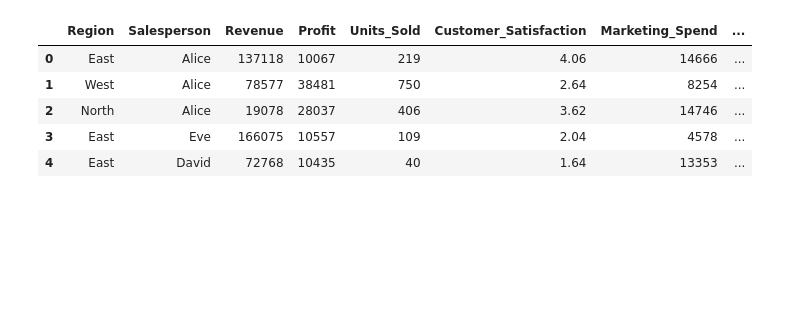
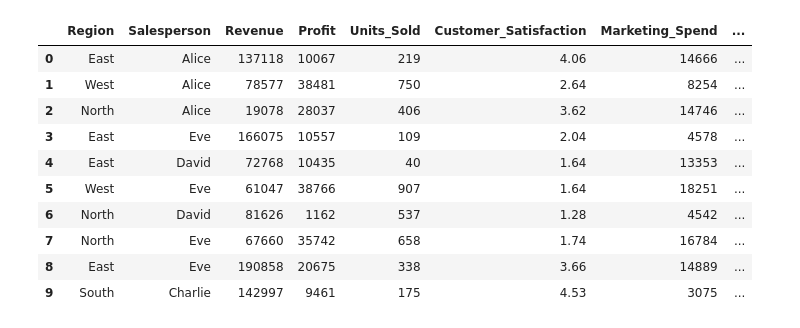
Before and after one commit to YuryPavlov-StP/global_sales, a Jupyter notebook: notebooks/01_eda_global_sales.ipynb, the cells around one changed output. Saved outputs shown, nothing was run; the diff lists cells and outputs as text; code cells hidden in the pictures; blank space fills up the shorter version.

```diff
--- a/notebooks/01_eda_global_sales.ipynb
+++ b/notebooks/01_eda_global_sales.ipynb
@@ -1,17 +1,22 @@
 # %%
 import pandas as pd
 import matplotlib.pyplot as plt
 from src.global_sales.preprocessor import load_csv
 
 path = "data/raw/large_sales_data.csv"
 df = load_csv(path)
-df.head()
+df.head(10)
 # %% [output]
 |  | Region | Salesperson | Revenue | Profit | Units_Sold | Customer_Satisfaction | Marketing_Spend | ... |
 | 0 | East | Alice | 137118 | 10067 | 219 | 4.06 | 14666 | ... |
 | 1 | West | Alice | 78577 | 38481 | 750 | 2.64 | 8254 | ... |
 | 2 | North | Alice | 19078 | 28037 | 406 | 3.62 | 14746 | ... |
 | 3 | East | Eve | 166075 | 10557 | 109 | 2.04 | 4578 | ... |
 | 4 | East | David | 72768 | 10435 | 40 | 1.64 | 13353 | ... |
+| 5 | West | Eve | 61047 | 38766 | 907 | 1.64 | 18251 | ... |
+| 6 | North | David | 81626 | 1162 | 537 | 1.28 | 4542 | ... |
+| 7 | North | Eve | 67660 | 35742 | 658 | 1.74 | 16784 | ... |
+| 8 | East | Eve | 190858 | 20675 | 338 | 3.66 | 14889 | ... |
+| 9 | South | Charlie | 142997 | 9461 | 175 | 4.53 | 3075 | ... |
 # %%
 # Общая информация
```
Also changed, not shown: parts of 19 cells of this notebook.
